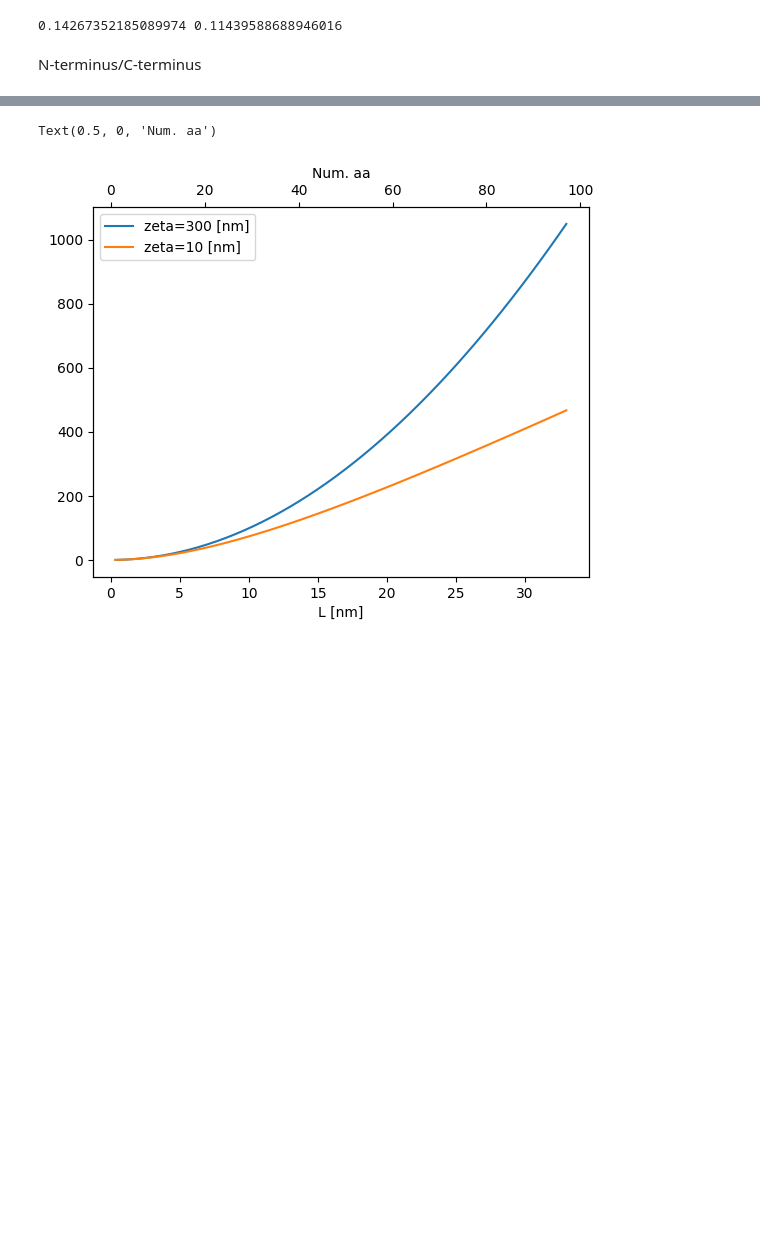
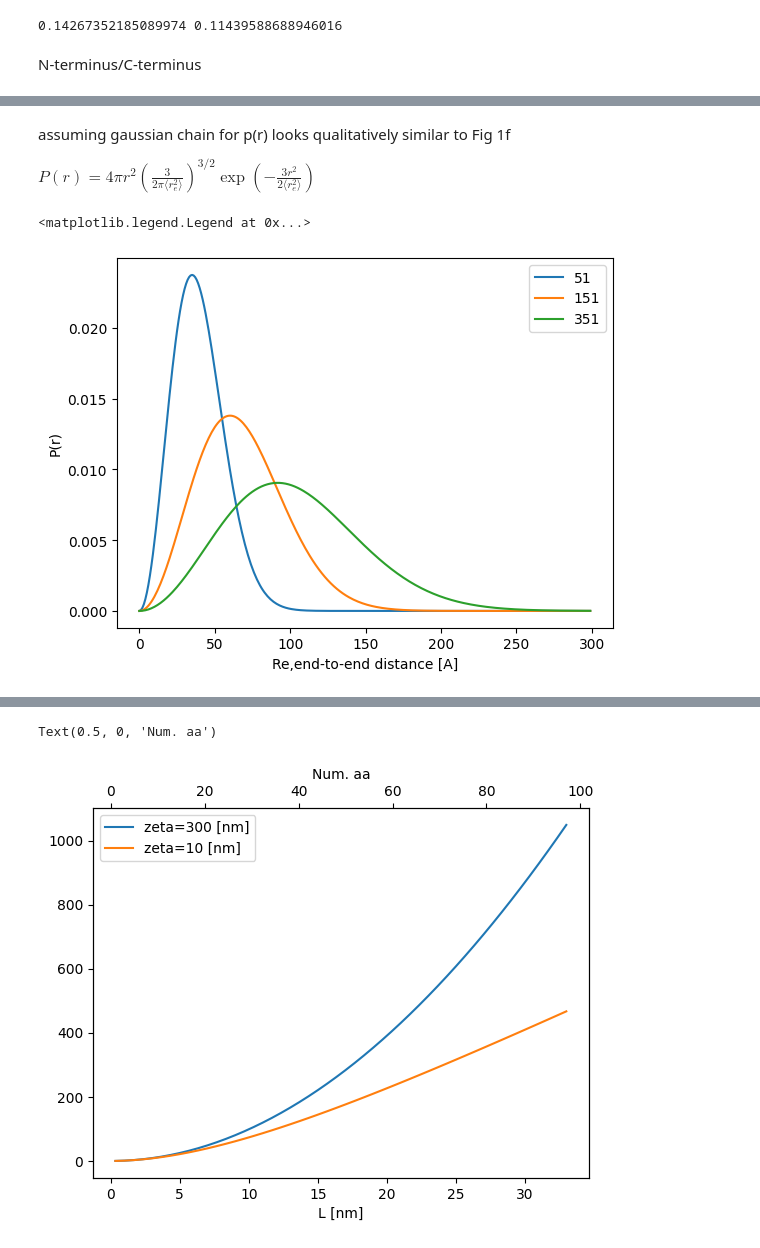
Before and after one commit to huskeypm/foldingML, a Jupyter notebook: ablim.ipynb, the cells around one changed output, grey strips where cells are left out. Drawn from its saved outputs; the diff is of its cells as text; code cells hidden in the pictures; blank space fills up the shorter version.

```diff
--- a/ablim.ipynb
+++ b/ablim.ipynb
@@ -81,0 +236,45 @@ cTerm
+# %% [markdown]
+assuming gaussian chain for p(r)
+looks qualitatively similar to Fig 1f
+
+$P(r) = 4 \pi r^2
+\left( \frac{3}{2 \pi \langle r_e^2 \rangle} \right)^{3/2}
+\exp\left( -\frac{3r^2}{2 \langle r_e^2 \rangle}\right)
+$
+# %%
+def pr(r,re_sqd):
+    t1 = 4*np.pi * r**2
+    t2 = (3/(2*np.pi*re_sqd))**(1.5)
+    expt = (3*r*r)/(2*re_sqd)
+    t3 = np.exp(-expt)
+    return t1*t2*t3
+
+
+
+rs = np.arange(0,300)
+
+Ns = 51
+sqrt_re2 = A0 * (Ns**nu)
+#print(sqrt_re2)
+re2 = sqrt_re2**2
+plt.plot(rs,pr(rs,re2),label=Ns)
+
+
+Ns = 151
+sqrt_re2 = A0 * (Ns**nu)
+#print(sqrt_re2)
+re2 = sqrt_re2**2
+plt.plot(rs,pr(rs,re2),label=Ns)
+
+
+Ns = 351
+sqrt_re2 = A0 * (Ns**nu)
+#print(sqrt_re2)
+re2 = sqrt_re2**2
+plt.plot(rs,pr(rs,re2),label=Ns)
+plt.ylabel('P(r)')
+plt.xlabel('Re,end-to-end distance [A]')
+plt.legend(loc=0)
+# %% [output]
+<matplotlib.legend.Legend at 0x...>
+[figure, added]
```
Also changed, not shown: parts of 14 cells of this notebook.
